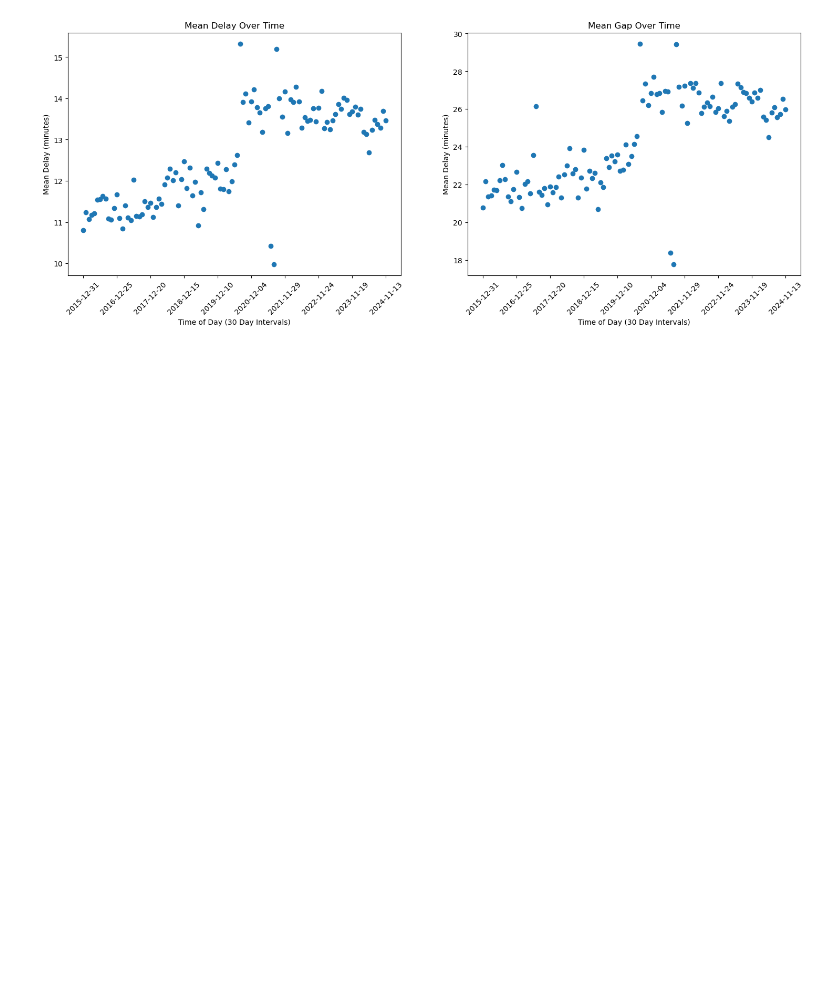
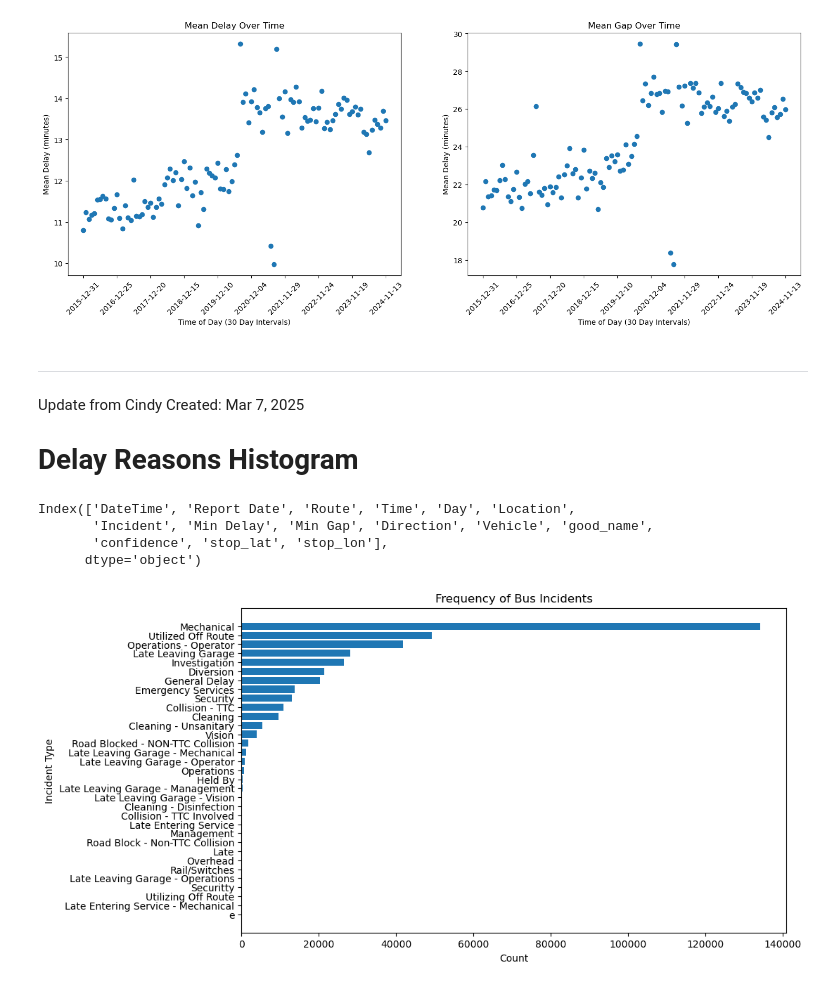
Before and after one commit to michelleyucollins/TardyTerminatorCommittee, a Jupyter notebook: bus_analysis/time_analysis.ipynb, the cells around one changed output. Drawn from its saved outputs; the diff is of its cells as text; code cells hidden in the pictures; blank space fills up the shorter version.

Commit message:
Added incident histogram

```diff
--- a/bus_analysis/time_analysis.ipynb
+++ b/bus_analysis/time_analysis.ipynb
@@ -280,3 +280,31 @@ axes[1].set_xticks(time_ticks)
 axes[1].tick_params(axis='x', rotation=45)
 # %% [output]
 [figure]
+# %% [markdown]
+---
+# %% [markdown]
+Update from Cindy
+Created: Mar 7, 2025
+# Delay Reasons Histogram
+# %%
+bus_data = pd.read_csv(file_name)
+print(bus_data.columns)
+# %% [output]
+Index(['DateTime', 'Report Date', 'Route', 'Time', 'Day', 'Location',
+       'Incident', 'Min Delay', 'Min Gap', 'Direction', 'Vehicle', 'good_name',
+       'confidence', 'stop_lat', 'stop_lon'],
+      dtype='object')
+# %%
+# Count occurrences of each incident type
+incident_counts = bus_data['Incident'].value_counts()
+
+# Plot histogram (bar chart) with incidents on y-axis and count on x-axis
+plt.figure(figsize=(10, 6))
+plt.barh(incident_counts.index, incident_counts.values)
+plt.xlabel("Count")
+plt.ylabel("Incident Type")
+plt.title("Frequency of Bus Incidents")
+plt.gca().invert_yaxis()  # Invert y-axis for better readability
+plt.show()
+# %% [output]
+[figure, added]
```
Also changed, not shown: parts of 7 cells of this notebook, 7 other files.
